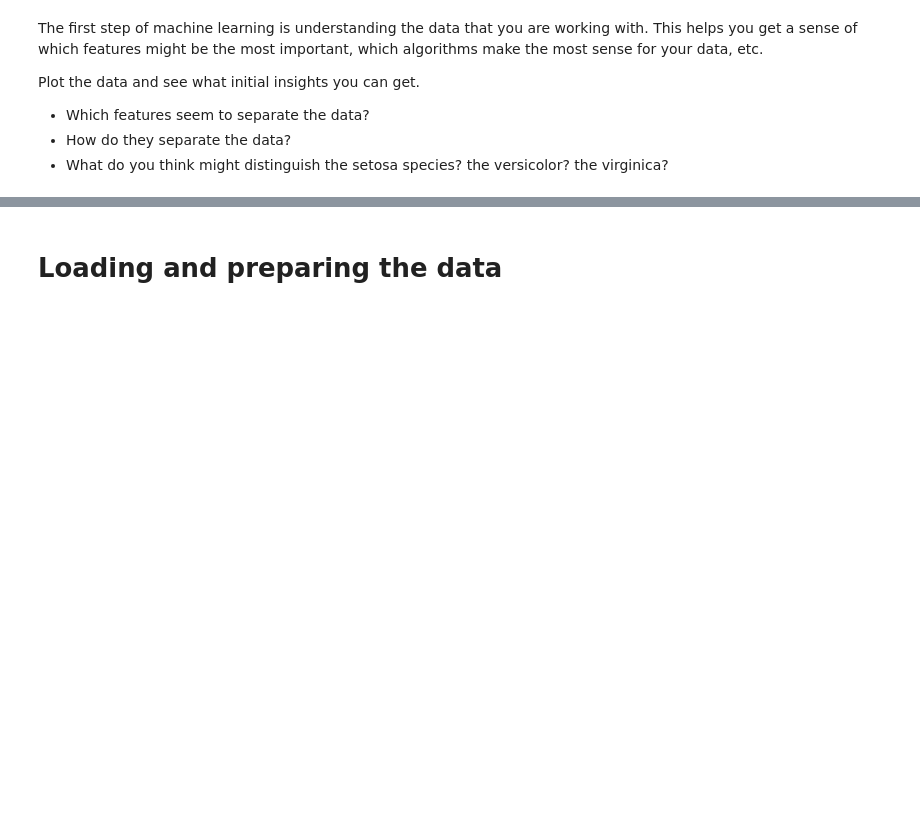
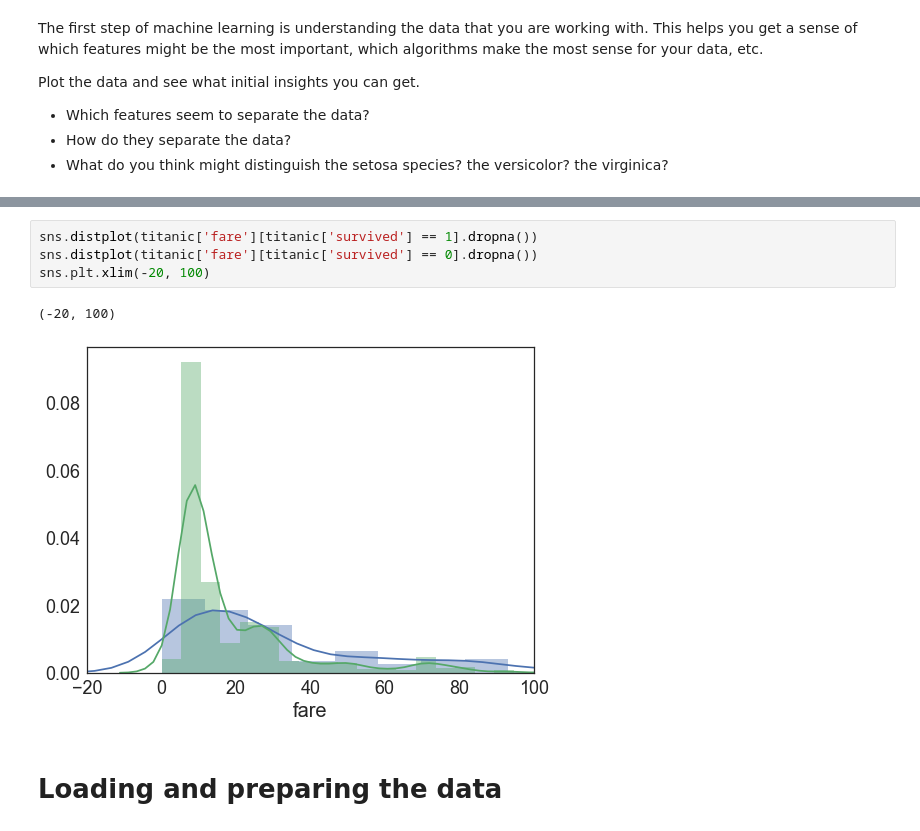
Before and after one commit to marijavlajic/code-university-ml-workshop, a Jupyter notebook: ML Workshop Part 1 - Data Exploration.ipynb, the cells around one changed output, grey strips where cells are left out. Saved outputs shown, nothing was run; the diff lists cells and outputs as text; blank space fills up the shorter version.

```diff
--- a/ML Workshop Part 1 - Data Exploration.ipynb
+++ b/ML Workshop Part 1 - Data Exploration.ipynb
@@ -23,3 +44,10 @@ sns.pairplot(iris, hue='species', size=3, diag_kind="kde")
+# %%
+sns.distplot(titanic['fare'][titanic['survived'] == 1].dropna())
+sns.distplot(titanic['fare'][titanic['survived'] == 0].dropna())
+sns.plt.xlim(-20, 100)
+# %% [output]
+(-20, 100)
+[figure, added]
 # %% [markdown]
 # Loading and preparing the data
 # %% [markdown]
```
Also changed, not shown: parts of 8 cells of this notebook, 1 other file.
